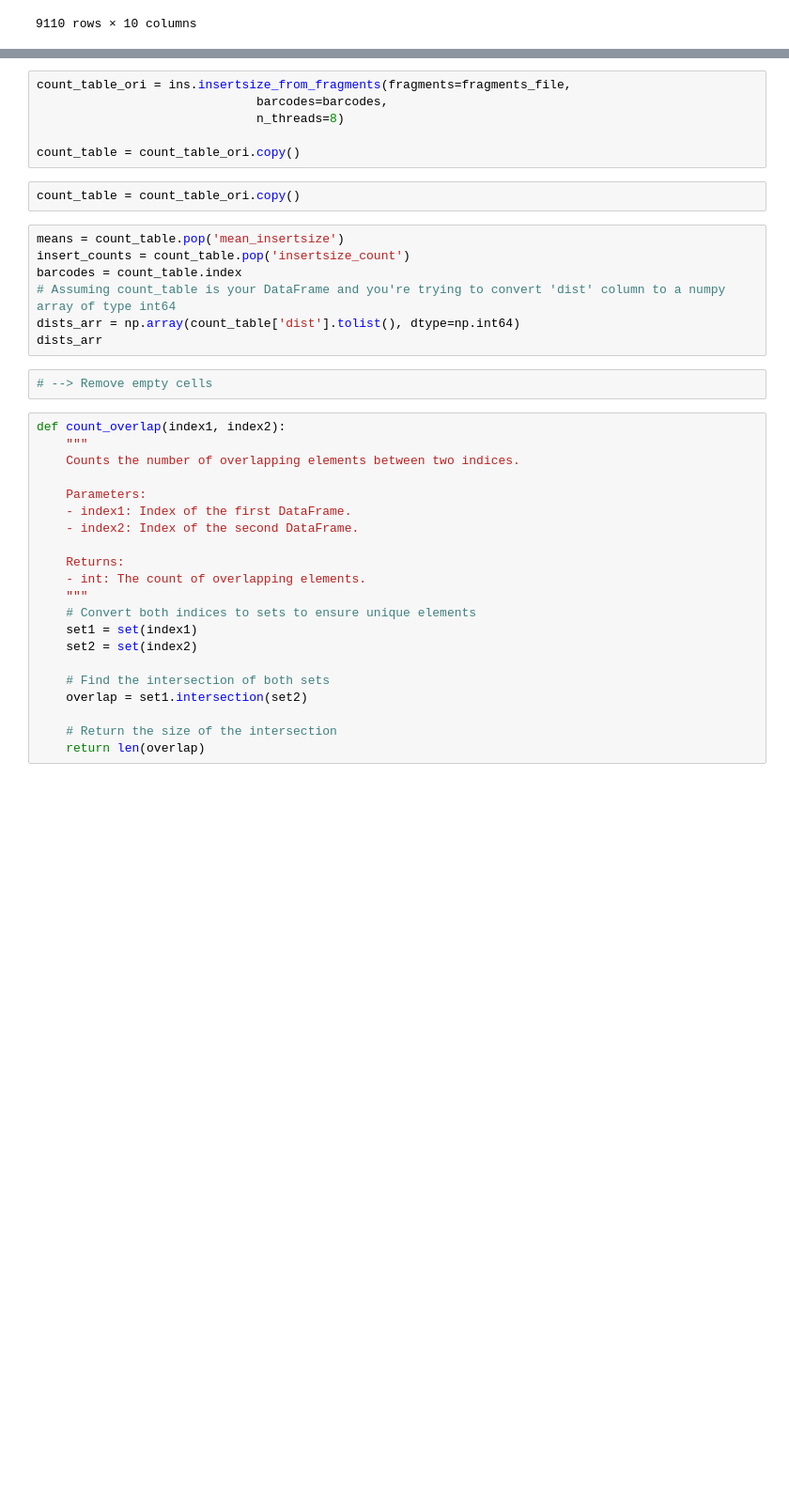
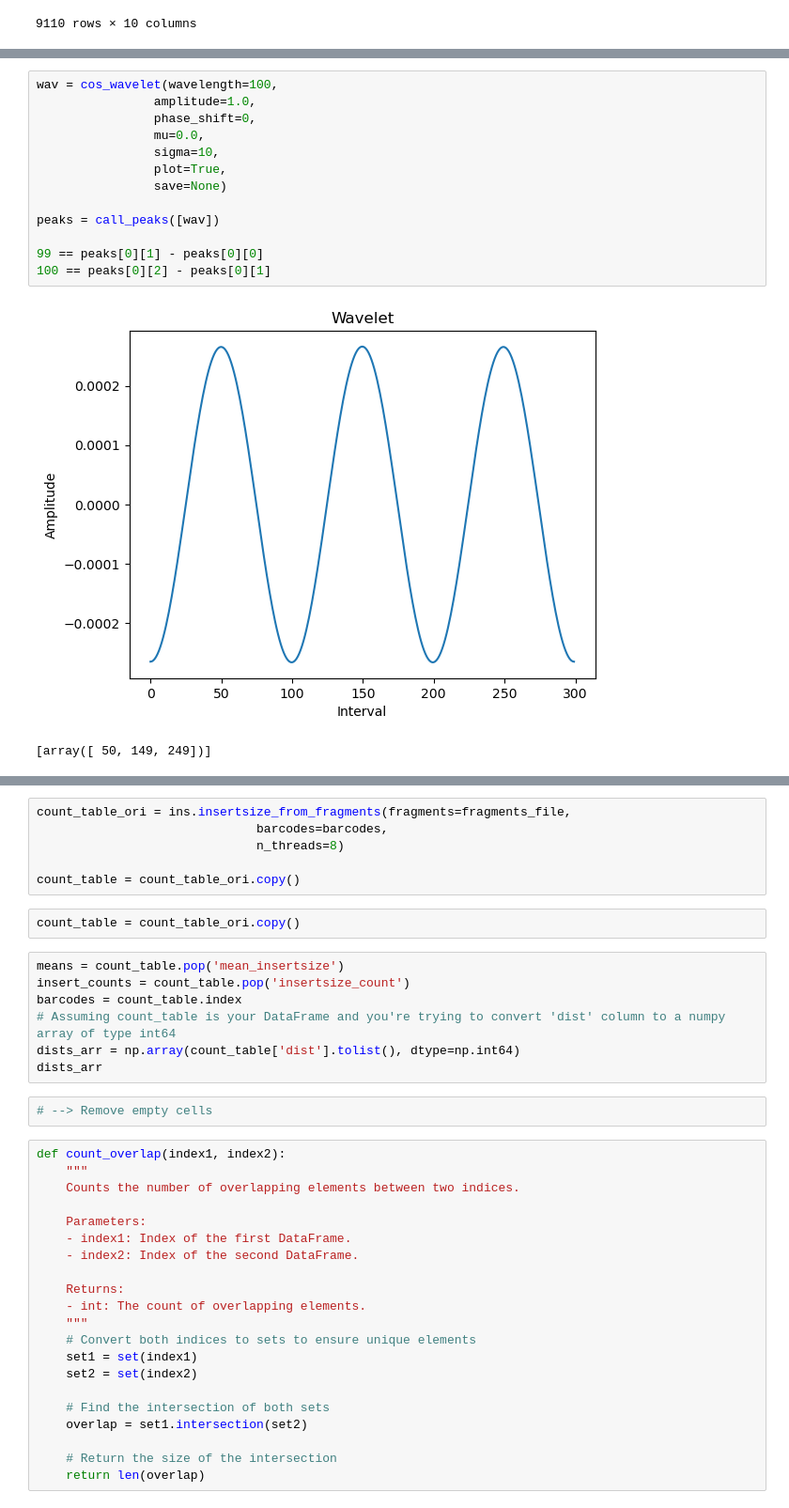
Before and after one commit to loosolab/PEAKQC, a Jupyter notebook: experimental/exp_fld_scoring.ipynb, the cells around one changed output, grey strips where cells are left out. Shown at 94% size. Cells and saved outputs as stored; diff of their text form; blank space fills up the shorter version.

```diff
--- a/experimental/exp_fld_scoring.ipynb
+++ b/experimental/exp_fld_scoring.ipynb
@@ -90,0 +115,16 @@ adata_b.obs
+# %%
+wav = cos_wavelet(wavelength=100,
+                amplitude=1.0,
+                phase_shift=0,
+                mu=0.0,
+                sigma=10,
+                plot=True,
+                save=None)
+
+peaks = call_peaks([wav])
+
+99 == peaks[0][1] - peaks[0][0]
+100 == peaks[0][2] - peaks[0][1]
+# %% [output]
+[figure, added]
+[array([ 50, 149, 249])]
```
Also changed, not shown: parts of 28 cells of this notebook, 2 other files.
